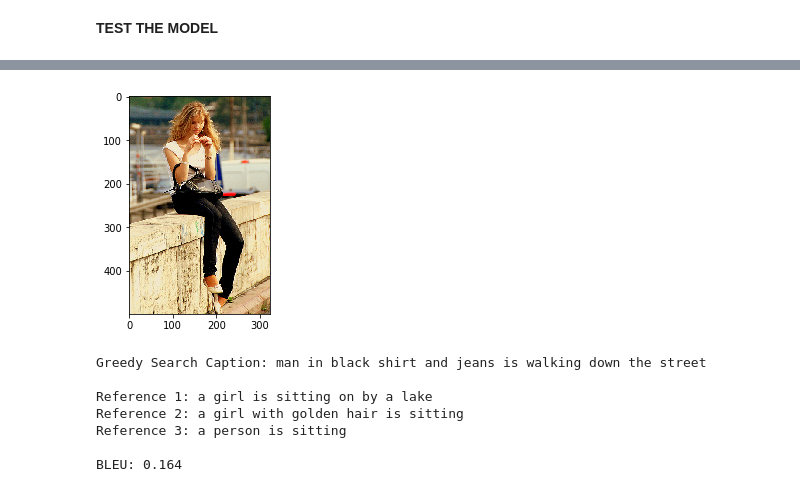
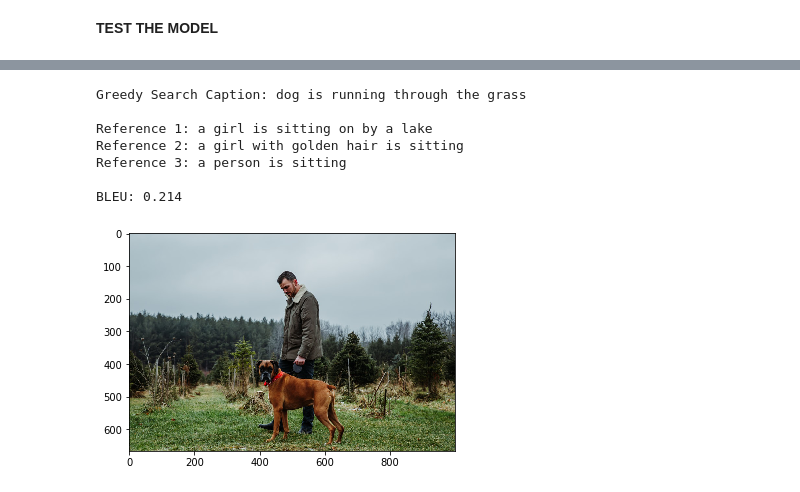
Before and after one commit to hasnainroopawalla/Image-Captioning-Scene-Descriptor, a Jupyter notebook: Flickr/Flickr8k_Approach_2.ipynb, the cells around one changed output, grey strips where cells are left out. Cells and saved outputs as stored; diff of their text form; code cells hidden in the pictures.

Commit message:
Training approach_2

```diff
--- a/Flickr/Flickr8k_Approach_2.ipynb
+++ b/Flickr/Flickr8k_Approach_2.ipynb
@@ -504,5 +496,5 @@ steps = len(train_descriptions)//number_pics_per_batch
 for i in range(epochs):
     generator = data_generator(train_descriptions, train_features, wordtoix, max_length, number_pics_per_batch)
     model.fit_generator(generator, epochs=1, steps_per_epoch=steps, verbose=1)
-    model.save('/content/drive/My Drive/Image Caption/Flickr/approach2/model_' + str(i) + '.h5')
+    model.save_weights('/content/drive/My Drive/Image Caption/Flickr/approach2/model_' + str(i) + '.h5')
 # %% [output]
@@ -528,0 +518,6 @@ Epoch 1/1
+# %%
+epochs = 10
+for i in range(epochs):
+    generator = data_generator(train_descriptions, train_features, wordtoix, max_length, number_pics_per_batch)
+    model.fit_generator(generator, epochs=1, steps_per_epoch=steps, verbose=1)
+    model.save_weights('/content/drive/My Drive/Image Caption/Flickr/approach2/model_' + str(i+10) + '.h5')
@@ -531,6 +547,6 @@ epochs = 5
 for i in range(epochs):
     generator = data_generator(train_descriptions, train_features, wordtoix, max_length, number_pics_per_batch)
     model.fit_generator(generator, epochs=1, steps_per_epoch=steps, verbose=1)
-    model.save('/content/drive/My Drive/Image Caption/Flickr/approach2/model_' + str(i) + '.h5')
+    model.save_weights('/content/drive/My Drive/Image Caption/Flickr/approach2/model_' + str(i+20) + '.h5')
 # %% [output]
 Epoch 1/1
@@ -570,3 +595,4 @@ model.save_weights('/content/drive/My Drive/Image Caption/Flickr/approach2/model
 # %% [markdown]
 **TEST THE MODEL**
 # %%
+max_length = 34
@@ -603,27 +636,31 @@ def greedySearch(photo):
 # %%
 from nltk.translate.bleu_score import sentence_bleu, SmoothingFunction
 r1 = 'a girl is sitting on by a lake'
 r2 = 'a girl with golden hair is sitting'
 r3 = 'a person is sitting'
-pic = list(encoding_test.keys())[85]
-image = encoding_test[pic].reshape((1,2048))
-x=plt.imread(images+pic)
+pic = list(encoding_test.keys())[788]
+#print(pic)
+img = '/content/aa.jpg'
+e = encode(img).reshape(1,2048)
+#image = encoding_test[pic].reshape((1,2048))
+# x=plt.imread(images+pic)
+x=plt.imread(img)
 plt.imshow(x)
-plt.show()
-caption = greedySearch(image)
+# plt.show()
+caption = greedySearch(e)
 print("Greedy Search Caption:",caption)
 print()
 print('Reference 1:',r1)
 print('Reference 2:',r2)
 print('Reference 3:',r3)
 print()
 print('BLEU:', round(sentence_bleu([r1, r2, r3], caption),3))
 # %% [output]
+Greedy Search Caption: dog is running through the grass
+
+Reference 1: a girl is sitting on by a lake
+Reference 2: a girl with golden hair is sitting
+Reference 3: a person is sitting
+
+BLEU: 0.214
-[figure, old version]
+[figure, new version]
-Greedy Search Caption: man in black shirt and jeans is walking down the street
-
-Reference 1: a girl is sitting on by a lake
-Reference 2: a girl with golden hair is sitting
-Reference 3: a person is sitting
-
-BLEU: 0.164
```
Also changed, not shown: parts of 17 cells of this notebook.
